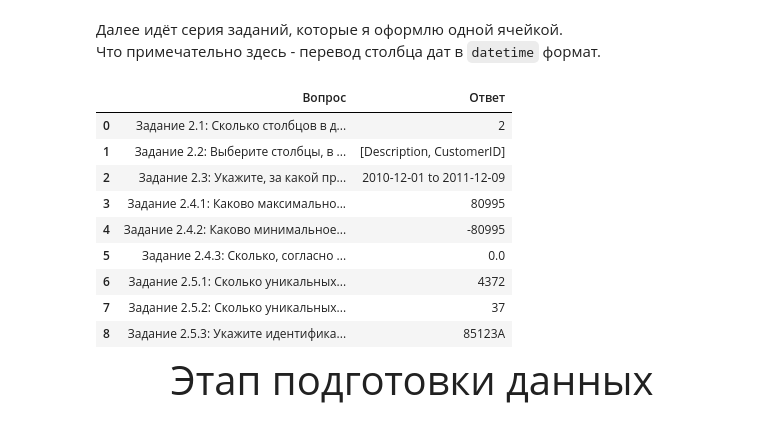
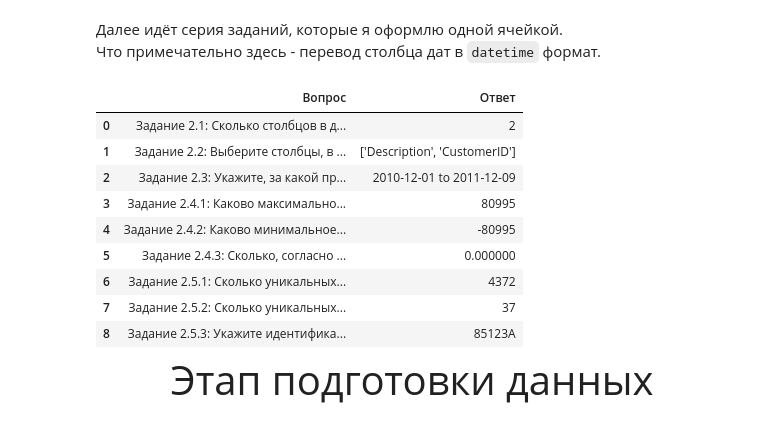
Before and after one commit to Akialema/PROJECTS.EDU, a Jupyter notebook: gift_store_customers_segmentation/gift_store_customers_segmentation.ipynb, the cells around one changed output. Drawn from its saved outputs; the diff is of its cells as text; code cells hidden in the pictures.

```diff
--- a/gift_store_customers_segmentation/gift_store_customers_segmentation.ipynb
+++ b/gift_store_customers_segmentation/gift_store_customers_segmentation.ipynb
@@ -211,35 +211,35 @@ memory usage: 193.7 MB
 # %%
 df['InvoiceDate'] = pd.to_datetime(df['InvoiceDate'])
 
 a = ['Задание 2.1: Сколько столбцов в данных кодируются числовыми типами (int/float)?',
      'Задание 2.2: Выберите столбцы, в которых есть хотя бы один пропуск:',
      'Задание 2.3: Укажите, за какой промежуток времени представлены данные:',
      'Задание 2.4.1: Каково максимальное количество товаров в заказе (Quantity)?',
      'Задание 2.4.2: Каково минимальное количество товаров в заказе (Quantity)?',
      'Задание 2.4.3: Сколько, согласно данным, стоит самый дешёвый товар (за исключением товаров с отрицательной стоимостью)?',
      'Задание 2.5.1: Сколько уникальных клиентов покупали товары за период выгрузки датасета?',
      'Задание 2.5.2: Сколько уникальных стран содержится в столбце Country (исключая специальный код "Unspecified")?',
      'Задание 2.5.3: Укажите идентификатор самого популярного товара (StockCode):']
 b = [len(df.dtypes[df.dtypes.apply(lambda x: x in ['int64', 'float64'])]),
      list(df.isna().sum()[df.isna().sum() != 0].index),
      ' to '.join([str(df['InvoiceDate'].min()).split()[0], str(df['InvoiceDate'].max()).split()[0]]),
      df['Quantity'].max(),
      df['Quantity'].min(),
      df.loc[df['UnitPrice'] >= 0, 'UnitPrice'].min(),
      df['CustomerID'].nunique(),
      df.query('Country != "Unspecified"')['Country'].nunique(),
      df['StockCode'].value_counts().index[0]]
 
 with pd.option_context('display.max_colwidth', 112):
-    display(pd.DataFrame([a, b], index=['Вопрос', 'Ответ']).T)
+    display(pd.DataFrame([a, b], index=['Вопрос', 'Ответ']).T.style.set_properties(subset=['Вопрос'], **{'text-align': 'left'}))
 # %% [output]
 |  | Вопрос | Ответ |
 | 0 | Задание 2.1: Сколько столбцов в д... | 2 |
-| 1 | Задание 2.2: Выберите столбцы, в ... | [Description, CustomerID] |
+| 1 | Задание 2.2: Выберите столбцы, в ... | ['Description', 'CustomerID'] |
 | 2 | Задание 2.3: Укажите, за какой пр... | 2010-12-01 to 2011-12-09 |
 | 3 | Задание 2.4.1: Каково максимально... | 80995 |
 | 4 | Задание 2.4.2: Каково минимальное... | -80995 |
-| 5 | Задание 2.4.3: Сколько, согласно ... | 0.0 |
+| 5 | Задание 2.4.3: Сколько, согласно ... | 0.000000 |
 | 6 | Задание 2.5.1: Сколько уникальных... | 4372 |
 | 7 | Задание 2.5.2: Сколько уникальных... | 37 |
 | 8 | Задание 2.5.3: Укажите идентифика... | 85123A |
```
